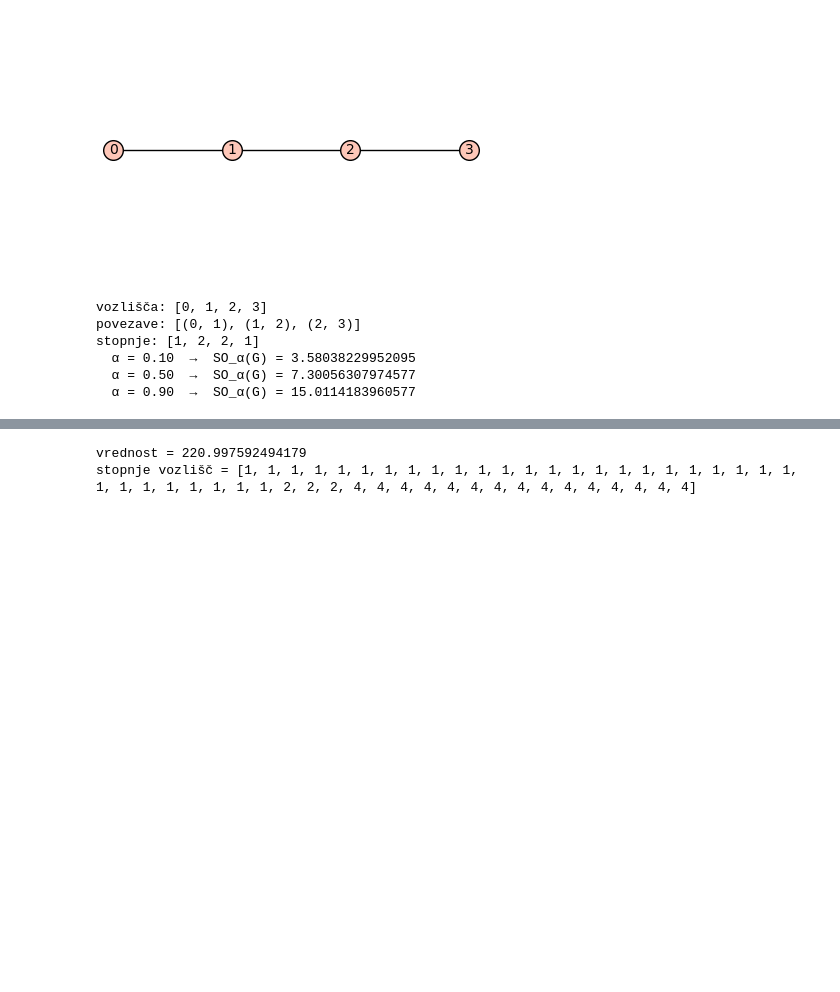
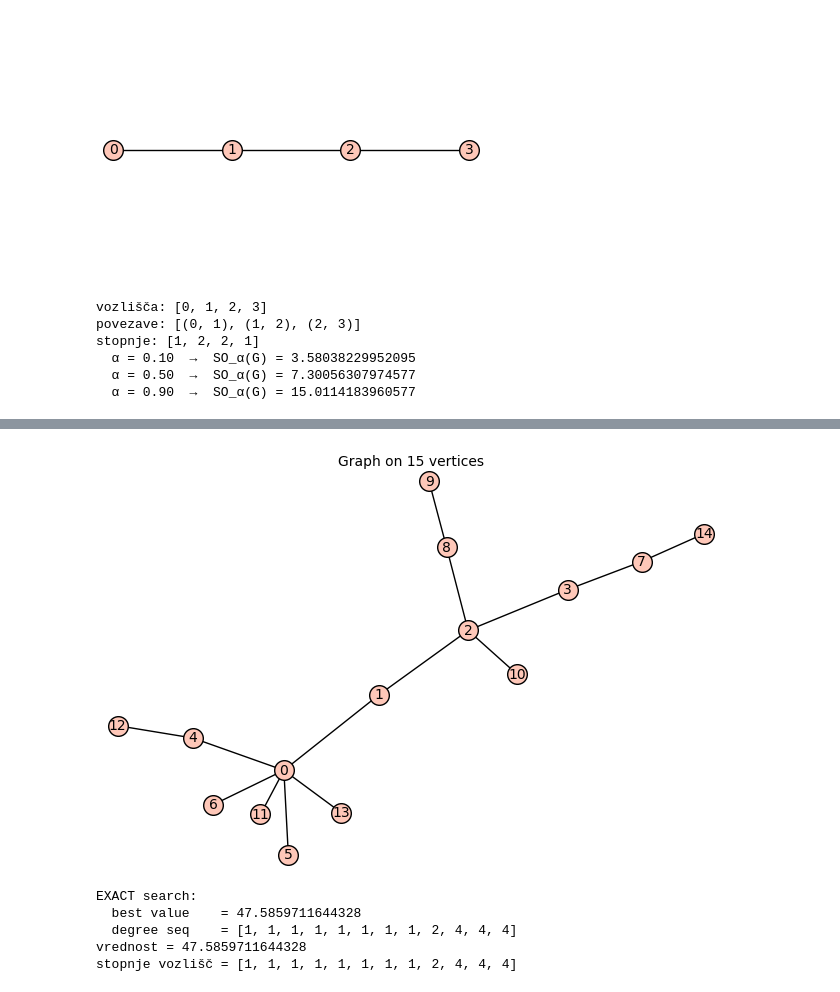
Before and after one commit to kajazefran/Projekt-FP, a Jupyter notebook: naloga.ipynb, the cells around one changed output, grey strips where cells are left out. Saved outputs shown, nothing was run; the diff lists cells and outputs as text; code cells hidden in the pictures; blank space fills up the shorter version.

```diff
--- a/naloga.ipynb
+++ b/naloga.ipynb
@@ -146,3 +200,7 @@ def random_bounded_degree_tree(n, Delta):
+# %%
+random_bounded_degree_tree(15, 6)
+# %% [output]
+[figure, added]
 # %%
 #Local move on trees (for stochastic search)
 # local move by relocating a leaf
@@ -256,16 +314,16 @@ def stochastic_best_tree(n, Delta, alpha, n_starts=20, n_steps=2000):
 # %%
 # testiranje na primeru
 
-n = 50
+n = 12
 Delta = 4
 alpha = 0.5
 
-# Exact (exhaustive) search
-#exact_val, exact_trees = systematic_best_trees(n, Delta, alpha)
-#exact_degrees = sorted(exact_trees[0].degree())
-#print("EXACT search:")
-#print("  best value    =", exact_val)
-#print("  degree seq    =", exact_degrees)
+#Exact (exhaustive) search
+exact_val, exact_trees = systematic_best_trees(n, Delta, alpha)
+exact_degrees = sorted(exact_trees[0].degree())
+print("EXACT search:")
+print("  best value    =", exact_val)
+print("  degree seq    =", exact_degrees)
 
 # Stochastic search
 stoch_val, stoch_tree = stochastic_best_tree(
@@ -280,5 +338,8 @@ stoch_degrees = sorted(stoch_tree.degree())
 print("vrednost =", stoch_val)
 print("stopnje vozlišč =", stoch_degrees)
 # %% [output]
-vrednost = 220.997592494179
-stopnje vozlišč = [1, 1, 1, 1, 1, 1, 1, 1, 1, 1, 1, 1, 1, 1, 1, 1, 1, 1, 1, 1, 1, 1, 1, 1, 1, 1, 1, 1, 1, 1, 1, 1, 2, 2, 2, 4, 4, 4, 4, 4, 4, 4, 4, 4, 4, 4, 4, 4, 4, 4]
+EXACT search:
+  best value    = 47.5859711644328
+  degree seq    = [1, 1, 1, 1, 1, 1, 1, 1, 2, 4, 4, 4]
+vrednost = 47.5859711644328
+stopnje vozlišč = [1, 1, 1, 1, 1, 1, 1, 1, 2, 4, 4, 4]
```
Also changed, not shown: parts of 7 cells of this notebook.
